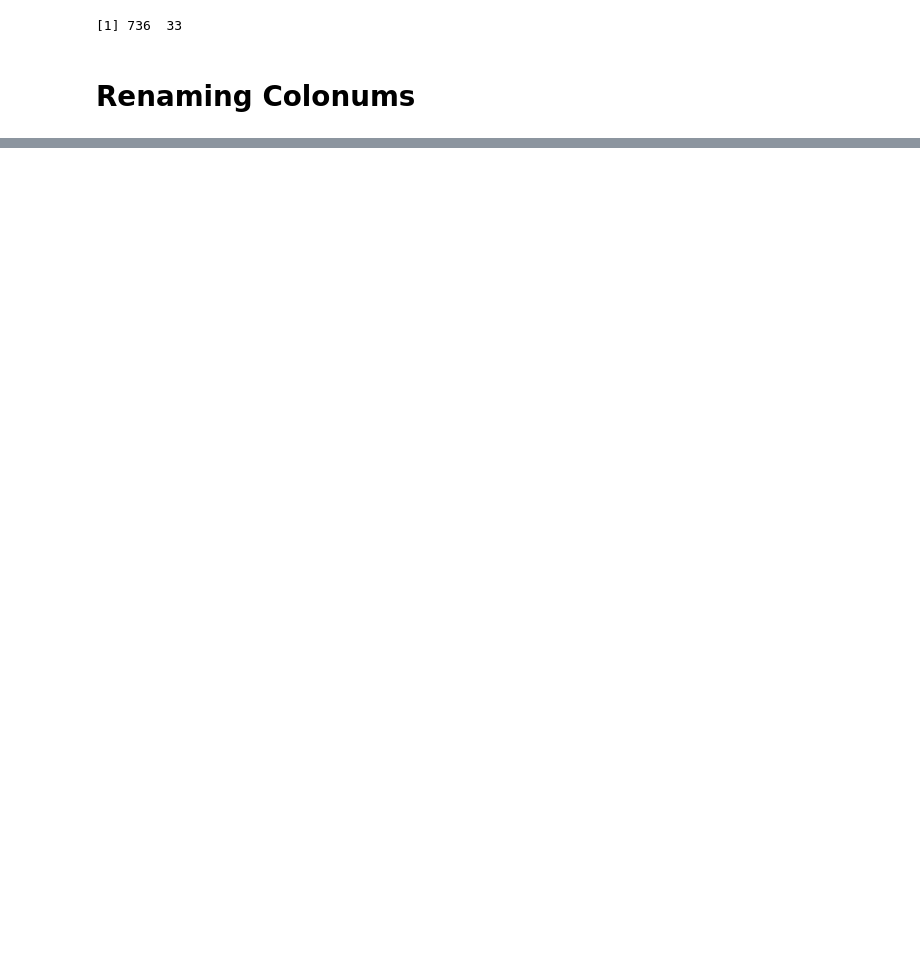
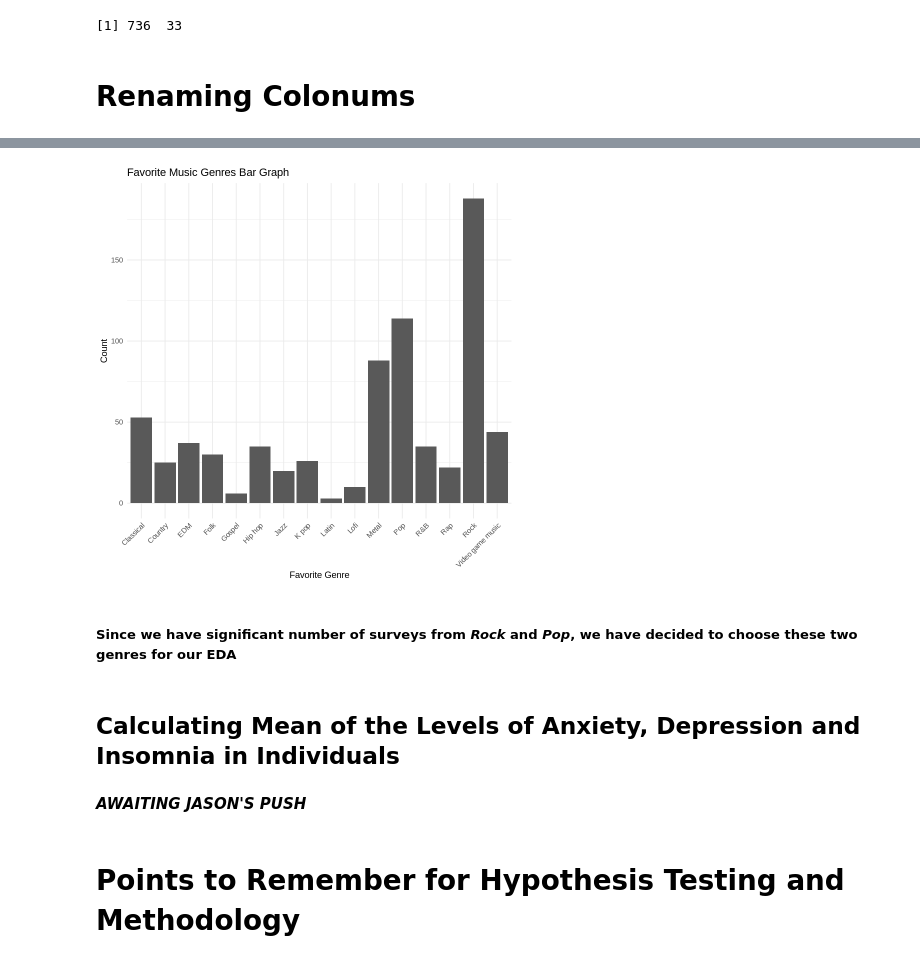
Before and after one commit to SaiUbc/STAT-201-Group-Project-Team-3, a Jupyter notebook: Sai_RoughWork.ipynb, the cells around one changed output, grey strips where cells are left out. Cells and saved outputs as stored; diff of their text form; code cells hidden in the pictures; blank space fills up the shorter version.

```diff
--- a/Sai_RoughWork.ipynb
+++ b/Sai_RoughWork.ipynb
@@ -92,0 +63,6 @@ Traceback:
+# %%
+mxmh_genre_count <- mxmh_survey_result %>%
+group_by(fav_genre) %>%
+summarise(count = n())
+
+mxmh_genre_count
@@ -92,0 +89,19 @@ Traceback:
+# %%
+genre_freq_plot <- mxmh_genre_count %>%
+ggplot(aes(x=fav_genre,y=count)) +
+geom_bar(stat = "identity")+
+theme_minimal() +
+theme(axis.text.x = element_text(angle = 45, hjust = 1)) +
+labs(x = "Favorite Genre", y = "Count", title = "Favorite Music Genres Bar Graph")
+
+genre_freq_plot
+# %% [output]
+[figure, added]
+# %% [markdown]
+##### Since we have significant number of surveys from ***Rock*** and ***Pop***, we have decided to choose these two genres for our EDA
+# %% [markdown]
+## Calculating Mean of the Levels of Anxiety, Depression and Insomnia in Individuals
+# %% [markdown]
+***AWAITING JASON'S PUSH***
+# %% [markdown]
+# Points to Remember for Hypothesis Testing and Methodology
```
Also changed, not shown: parts of 4 cells of this notebook.
